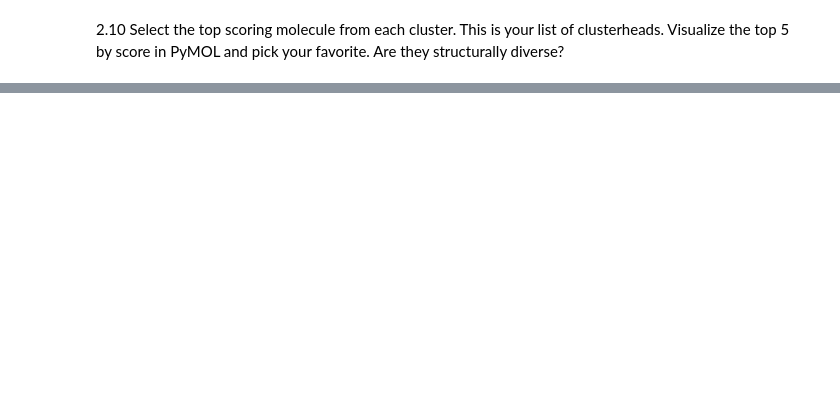
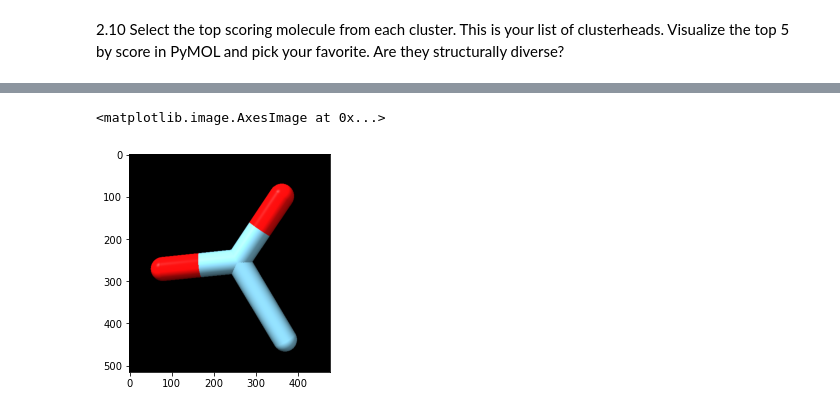
Before and after one commit to zagerpatrick/Project2, a Jupyter notebook: Patrick_Zager_BMI203_HW2.ipynb, the cells around one changed output, grey strips where cells are left out. Cells and saved outputs as stored; diff of their text form; code cells hidden in the pictures; blank space fills up the shorter version.

```diff
--- a/Patrick_Zager_BMI203_HW2.ipynb
+++ b/Patrick_Zager_BMI203_HW2.ipynb
@@ -158,0 +257,5 @@ The clustering labels were compared by calculating the Rand Index. As Rand Index
+# %%
+plt.imshow(plt.imread('9.png'))
+# %% [output]
+<matplotlib.image.AxesImage at 0x...>
+[figure, added]
```
Also changed, not shown: parts of 19 cells of this notebook, 1 other file.
